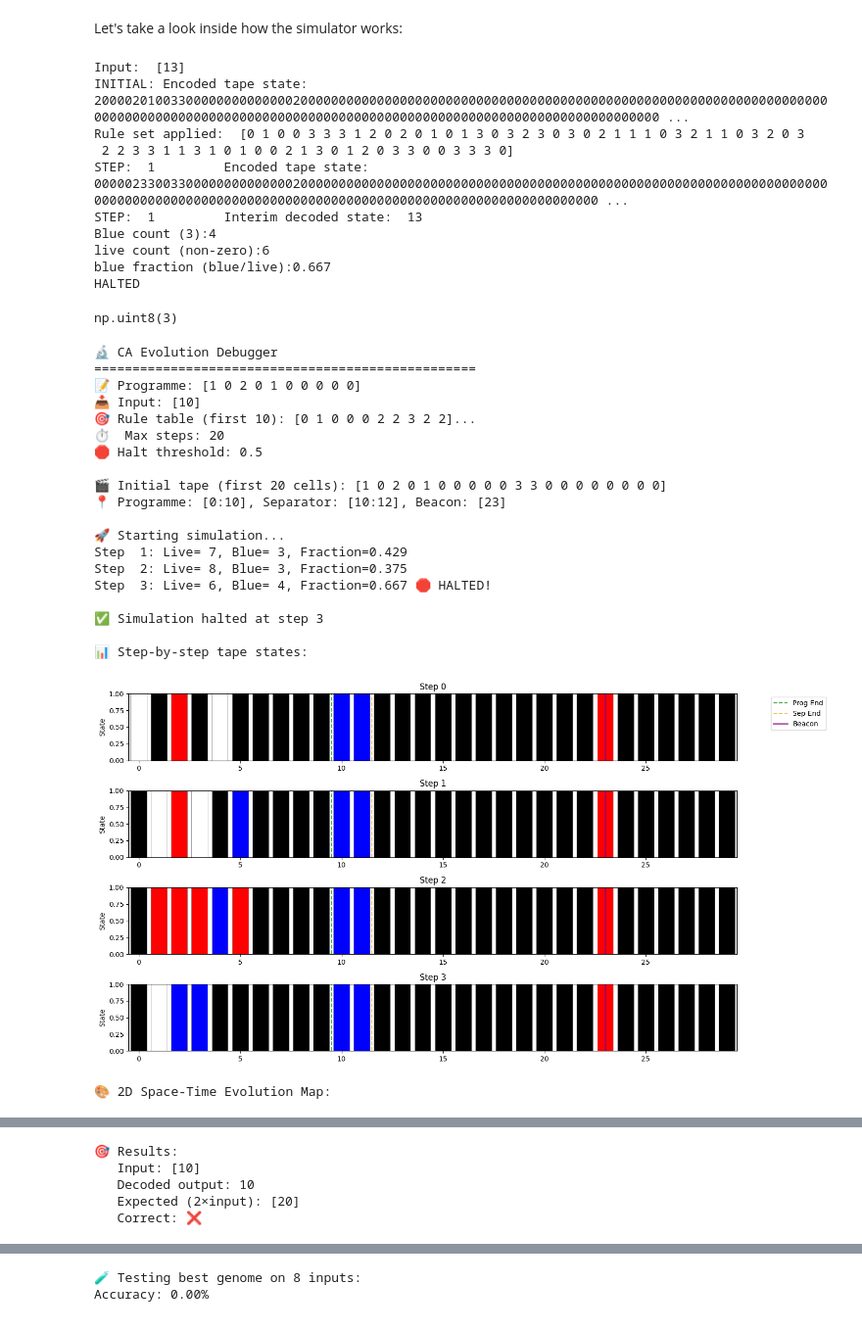
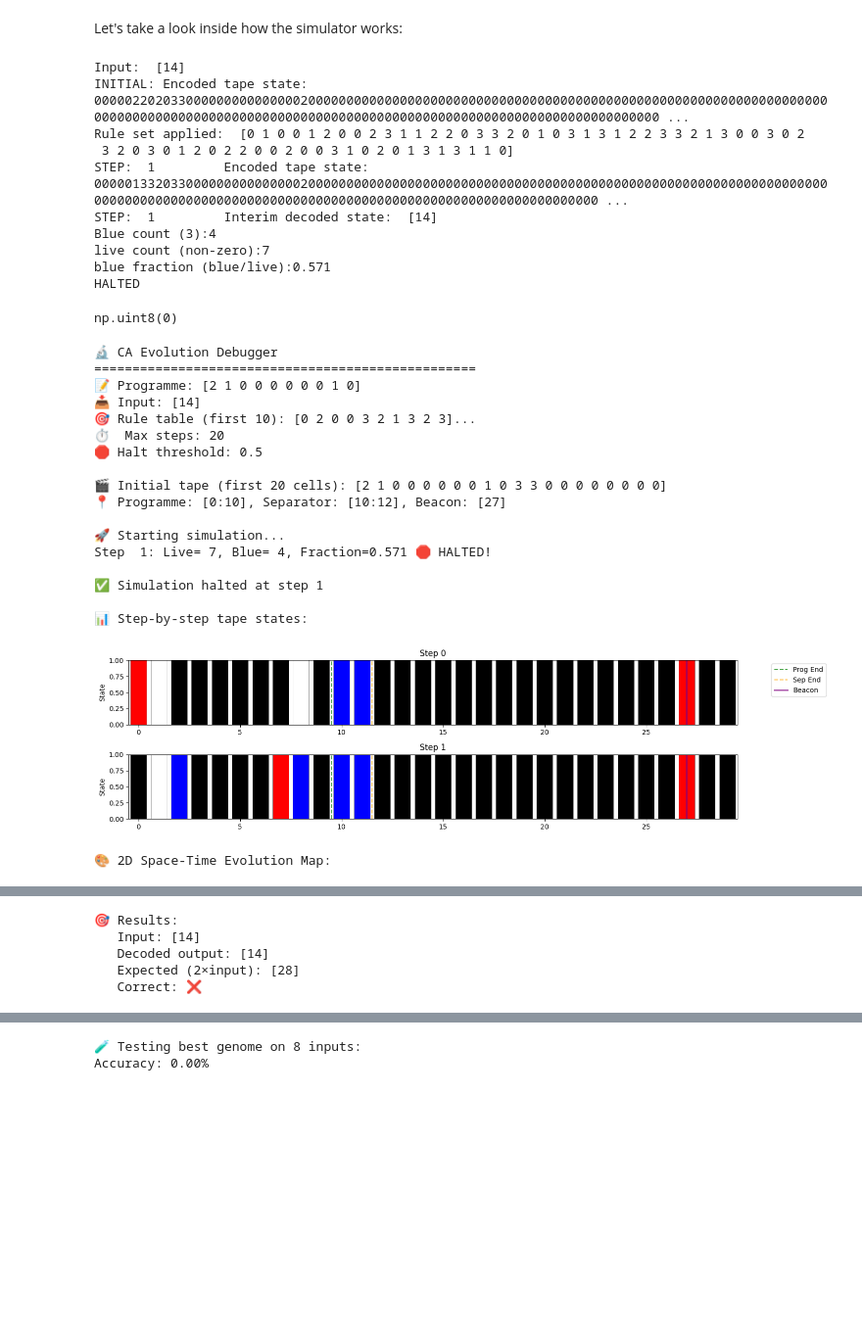
Before and after one commit to BrightStarLabs/emergent-models, a Jupyter notebook: examples/doubling.ipynb, the cells around one changed output, grey strips where cells are left out. Shown at 98% size. Saved outputs shown, nothing was run; the diff lists cells and outputs as text; code cells hidden in the pictures; blank space fills up the shorter version.

```diff
--- a/examples/doubling.ipynb
+++ b/examples/doubling.ipynb
@@ -16,15 +16,16 @@ print("🔬 Setting up investigation...")
 
 # ═══════════════════ HYPERPARAMETERS ═══════════════════
 POP_SIZE      = 500
-N_GENERATIONS = 300
+BATCH_SIZE    = 30
+N_GENERATIONS = 30
 ELITE_FRAC    = 0.1
 TOURNEY_K     = 3
 P_MUT_RULE    = 0.03
 P_MUT_PROG    = 0.08
 L_PROG        = 10
 LAMBDA_P      = 0.01
-EPS_RANDOM_IMMIGRANTS = 0.2
-N_COMPLEX_TELEMETRY   = 30
+EPS_RANDOM_IMMIGRANTS = 0.02
+N_COMPLEX_TELEMETRY   = 5
 INPUT_SET     = np.arange(1, 31, dtype=np.int64)
 TARGET_OUT    = 2 * INPUT_SET
 WINDOW        = 200
@@ -96,7 +97,7 @@ print("✅ Setup complete!")
 ✅ Setup complete!
 # %%
 print("🚀 Starting training with tqdm progress bar...")
-inputs = np.random.randint(1, 30, size=POP_SIZE).reshape(-1, 1)
+inputs = np.random.randint(1, 30, size=BATCH_SIZE).reshape(-1, 1)
 targets = 2 * inputs
 print(inputs.shape, targets.shape)
 # %% [output]
@@ -216,17 +215,18 @@ array([13], dtype=int32)
 # %% [markdown]
 Let's take a look inside how the simulator works:
 # %%
-
 batch_idx = 0
+population_idx = 1
 single_input = inputs[batch_idx]
-single_tape = encoded_data[batch_idx]
+single_tape = encoded_data[population_idx, batch_idx] # single programme (first genome), single input
 print("Input: ",single_input)
 print("INITIAL: Encoded tape state: ", "".join(map(str, single_tape)))
-print("Rule set applied: ", rules[batch_idx])
+print("Rule set applied: ", rules[population_idx])
 for step in range(10):
-    single_tape = step_1d(single_tape, rules[batch_idx])
+    single_tape = step_1d(single_tape, rules[population_idx])
     print(f"STEP: {step+1:2d}\t Encoded tape state: ", "".join(map(str, single_tape)))
-    print(f"STEP: {step+1:2d}\t Interim decoded state: ", encoder.decode(single_tape, L_PROG))
+    # We need to add a dummy dimension for population size
+    print(f"STEP: {step+1:2d}\t Interim decoded state: ", encoder.decode(single_tape[None, :], L_PROG))
     if sim._check_halt(single_tape):
         live_count = np.count_nonzero(single_tape)
         if live_count == 0:
@@ -238,21 +238,21 @@ for step in range(10):
         print("HALTED")
         break
 # %% [output]
-Input:  [13]
-INITIAL: Encoded tape state:  20000201003300000000000000200000000000000000000000000000000000000000000000000000000000000000000000000000000000000000000000000000000000000000000000000000000000000000000000 ...
-Rule set applied:  [0 1 0 0 3 3 3 1 2 0 2 0 1 0 1 3 0 3 2 3 0 3 0 2 1 1 1 0 3 2 1 1 0 3 2 0 3
- 2 2 3 3 1 1 3 1 0 1 0 0 2 1 3 0 1 2 0 3 3 0 0 3 3 3 0]
-STEP:  1         Encoded tape state:  000002330033000000000000002000000000000000000000000000000000000000000000000000000000000000000000000000000000000000000000000000000000000000000000000000000000000000 ...
-STEP:  1         Interim decoded state:  13
+Input:  [14]
+INITIAL: Encoded tape state:  00000220203300000000000000020000000000000000000000000000000000000000000000000000000000000000000000000000000000000000000000000000000000000000000000000000000000000000000000 ...
+Rule set applied:  [0 1 0 0 1 2 0 0 2 3 1 1 2 2 0 3 3 2 0 1 0 3 1 3 1 2 2 3 3 2 1 3 0 0 3 0 2
+ 3 2 0 3 0 1 2 0 2 2 0 0 2 0 0 3 1 0 2 0 1 3 1 3 1 1 0]
+STEP:  1         Encoded tape state:  000001332033000000000000000200000000000000000000000000000000000000000000000000000000000000000000000000000000000000000000000000000000000000000000000000000000000000 ...
+STEP:  1         Interim decoded state:  [14]
 Blue count (3):4
-live count (non-zero):6
-blue fraction (blue/live):0.667
+live count (non-zero):7
+blue fraction (blue/live):0.571
 HALTED
 # %%
 idx = _lut_idx(2, 1, 0)
 rules[batch_idx][idx]
 # %% [output]
-np.uint8(3)
+np.uint8(0)
 # %%
 from typing import Optional
 from emergent_models.visualization.progression import ProgressionVisualizer
@@ -315,7 +315,7 @@ def debug_single_genome_evolution(programme: np.ndarray,
     print()
 
     # Encode initial tape
-    initial_tape = encoder.encode(programme, input_val)
+    initial_tape = encoder.encode(programme, input_val)[0]
     print(f"🎬 Initial tape (first 20 cells): {initial_tape[:20]}")
 
     # Calculate expected positions
@@ -418,7 +418,7 @@ def debug_single_genome_evolution(programme: np.ndarray,
 
     # Decode final output
     final_tape = evolution_history[-1]
-    decoded_output = encoder.decode(final_tape, prog_len)
+    decoded_output = encoder.decode(final_tape[None, :], prog_len)
     expected_output = input_val * 2  # For doubling task
 
     print(f"\n🎯 Results:")
@@ -429,35 +429,33 @@ def debug_single_genome_evolution(programme: np.ndarray,
 
     return evolution_history, decoded_output
 # %%
-
-batch_idx = 1
+population_idx = 10
+batch_idx = 0
 # 3. Run the cell to see the visualization
 history, output = debug_single_genome_evolution(
-    programme=progs[batch_idx],
+    programme=progs[population_idx],
     input_val=inputs[batch_idx],
-    rule_table=rules[batch_idx],
+    rule_table=rules[population_idx],
     max_steps=20,
     zoom_range=(0, 30)  # Focus on first 30 cells
 )
 # %% [output]
 🔬 CA Evolution Debugger
 ==================================================
-📝 Programme: [1 0 2 0 1 0 0 0 0 0]
-📥 Input: [10]
-🎯 Rule table (first 10): [0 1 0 0 0 2 2 3 2 2]...
+📝 Programme: [2 1 0 0 0 0 0 0 1 0]
+📥 Input: [14]
+🎯 Rule table (first 10): [0 2 0 0 3 2 1 3 2 3]...
 ⏱️  Max steps: 20
 🛑 Halt threshold: 0.5
 
-🎬 Initial tape (first 20 cells): [1 0 2 0 1 0 0 0 0 0 3 3 0 0 0 0 0 0 0 0]
-📍 Programme: [0:10], Separator: [10:12], Beacon: [23]
+🎬 Initial tape (first 20 cells): [2 1 0 0 0 0 0 0 1 0 3 3 0 0 0 0 0 0 0 0]
+📍 Programme: [0:10], Separator: [10:12], Beacon: [27]
 
 🚀 Starting simulation...
-Step  1: Live= 7, Blue= 3, Fraction=0.429
-Step  2: Live= 8, Blue= 3, Fraction=0.375
-Step  3: Live= 6, Blue= 4, Fraction=0.667 🛑 HALTED!
+Step  1: Live= 7, Blue= 4, Fraction=0.571 🛑 HALTED!
 
-✅ Simulation halted at step 3
+✅ Simulation halted at step 1
 
 📊 Step-by-step tape states:
-[figure, old version]
+[figure, new version]
 🎨 2D Space-Time Evolution Map:
@@ -465,7 +463,7 @@ Step  3: Live= 6, Blue= 4, Fraction=0.667 🛑 HALTED!
 🎯 Results:
-   Input: [10]
-   Decoded output: 10
-   Expected (2×input): [20]
+   Input: [14]
+   Decoded output: [14]
+   Expected (2×input): [28]
    Correct: ❌
 # %%
 
```
Also changed, not shown: parts of 10 cells of this notebook, 2 other files.
